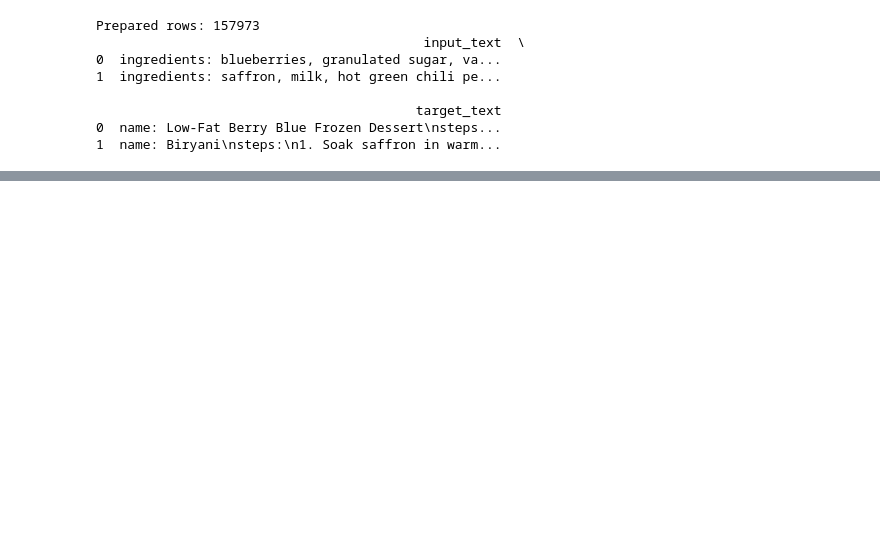
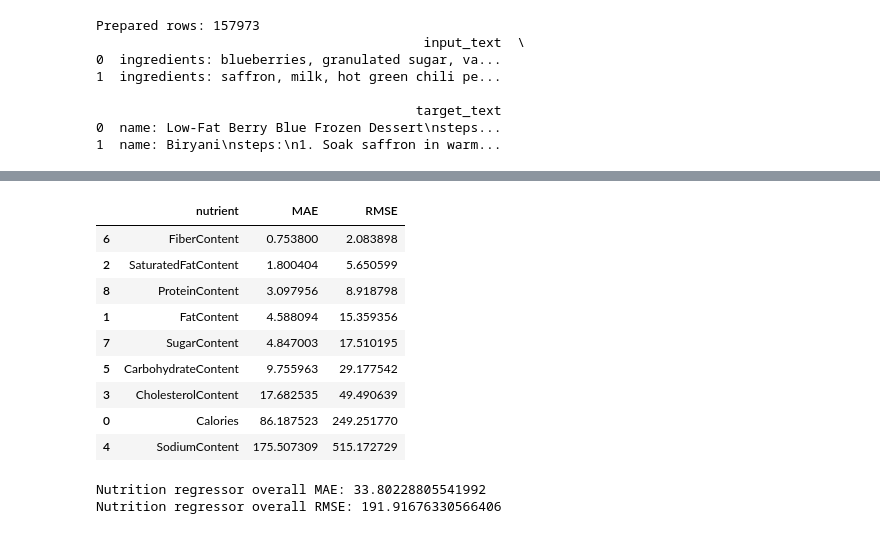
Before and after one commit to Gimbler778/Naan_binary, a Jupyter notebook: info.ipynb, the cells around one changed output, grey strips where cells are left out. Saved outputs shown, nothing was run; the diff lists cells and outputs as text; code cells hidden in the pictures; blank space fills up the shorter version.

```diff
--- a/info.ipynb
+++ b/info.ipynb
@@ -3,3 +3,3 @@ import pandas as pd
 # %%
-df = pd.read_csv('cleaned_recipes.csv')
+# Read the cleaned recipes dataset from project root.df = pd.read_csv('cleaned_recipes.csv')
 # %%
@@ -82,5 +103,5 @@ Installing missing packages: ['torch', 'transformers', 'accelerate', 'sentencepi
 # %%
-NUTRITION_COLS = [
+# Parse and normalize recipe fields, then build model input/target text.NUTRITION_COLS = [
     "Calories",
     "FatContent",
     "SaturatedFatContent",
@@ -438,0 +999,57 @@ ProteinContent         10.316667
+# %%
+# Train and evaluate dedicated nutrition regressor baseline.from scipy import sparse
+from sklearn.feature_extraction.text import TfidfVectorizer
+from sklearn.linear_model import Ridge
+from sklearn.multioutput import MultiOutputRegressor
+
+num_cols = ["RecipeServings", "_total_minutes"]
+X_train_text = train_df["input_text"].astype(str).tolist()
+X_val_text = val_df["input_text"].astype(str).tolist()
+
+tfidf = TfidfVectorizer(ngram_range=(1, 2), min_df=3, max_features=50000)
+X_train_tfidf = tfidf.fit_transform(X_train_text)
+X_val_tfidf = tfidf.transform(X_val_text)
+
+xnum_train = train_df[num_cols].to_numpy(dtype=np.float32)
+xnum_val = val_df[num_cols].to_numpy(dtype=np.float32)
+xnum_scaler = StandardScaler()
+xnum_train = xnum_scaler.fit_transform(xnum_train).astype(np.float32)
+xnum_val = xnum_scaler.transform(xnum_val).astype(np.float32)
+
+X_train = sparse.hstack([X_train_tfidf, sparse.csr_matrix(xnum_train)], format="csr")
+X_val = sparse.hstack([X_val_tfidf, sparse.csr_matrix(xnum_val)], format="csr")
+
+y_train = train_df[NUTRITION_COLS].to_numpy(dtype=np.float32)
+y_val = val_df[NUTRITION_COLS].to_numpy(dtype=np.float32)
+
+nutrition_model = MultiOutputRegressor(Ridge(alpha=3.0))
+nutrition_model.fit(X_train, y_train)
+y_pred_val = nutrition_model.predict(X_val).astype(np.float32)
+y_pred_val = np.clip(y_pred_val, a_min=0.0, a_max=None)
+
+rows = []
+for i, col in enumerate(NUTRITION_COLS):
+    err = y_pred_val[:, i] - y_val[:, i]
+    rows.append({
+        "nutrient": col,
+        "MAE": float(np.mean(np.abs(err))),
+        "RMSE": float(np.sqrt(np.mean(err ** 2))),
+    })
+
+nutrition_reg_metrics_df = pd.DataFrame(rows).sort_values("MAE")
+display(nutrition_reg_metrics_df)
+print("Nutrition regressor overall MAE:", float(np.mean(np.abs(y_pred_val - y_val))))
+print("Nutrition regressor overall RMSE:", float(np.sqrt(np.mean((y_pred_val - y_val) ** 2))))
+# %% [output]
+|  | nutrient | MAE | RMSE |
+| 6 | FiberContent | 0.753800 | 2.083898 |
+| 2 | SaturatedFatContent | 1.800404 | 5.650599 |
+| 8 | ProteinContent | 3.097956 | 8.918798 |
+| 1 | FatContent | 4.588094 | 15.359356 |
+| 7 | SugarContent | 4.847003 | 17.510195 |
+| 5 | CarbohydrateContent | 9.755963 | 29.177542 |
+| 3 | CholesterolContent | 17.682535 | 49.490639 |
+| 0 | Calories | 86.187523 | 249.251770 |
+| 4 | SodiumContent | 175.507309 | 515.172729 |
+Nutrition regressor overall MAE: 33.80228805541992
+Nutrition regressor overall RMSE: 191.91676330566406
```
Also changed, not shown: parts of 16 cells of this notebook, 5 other files.
